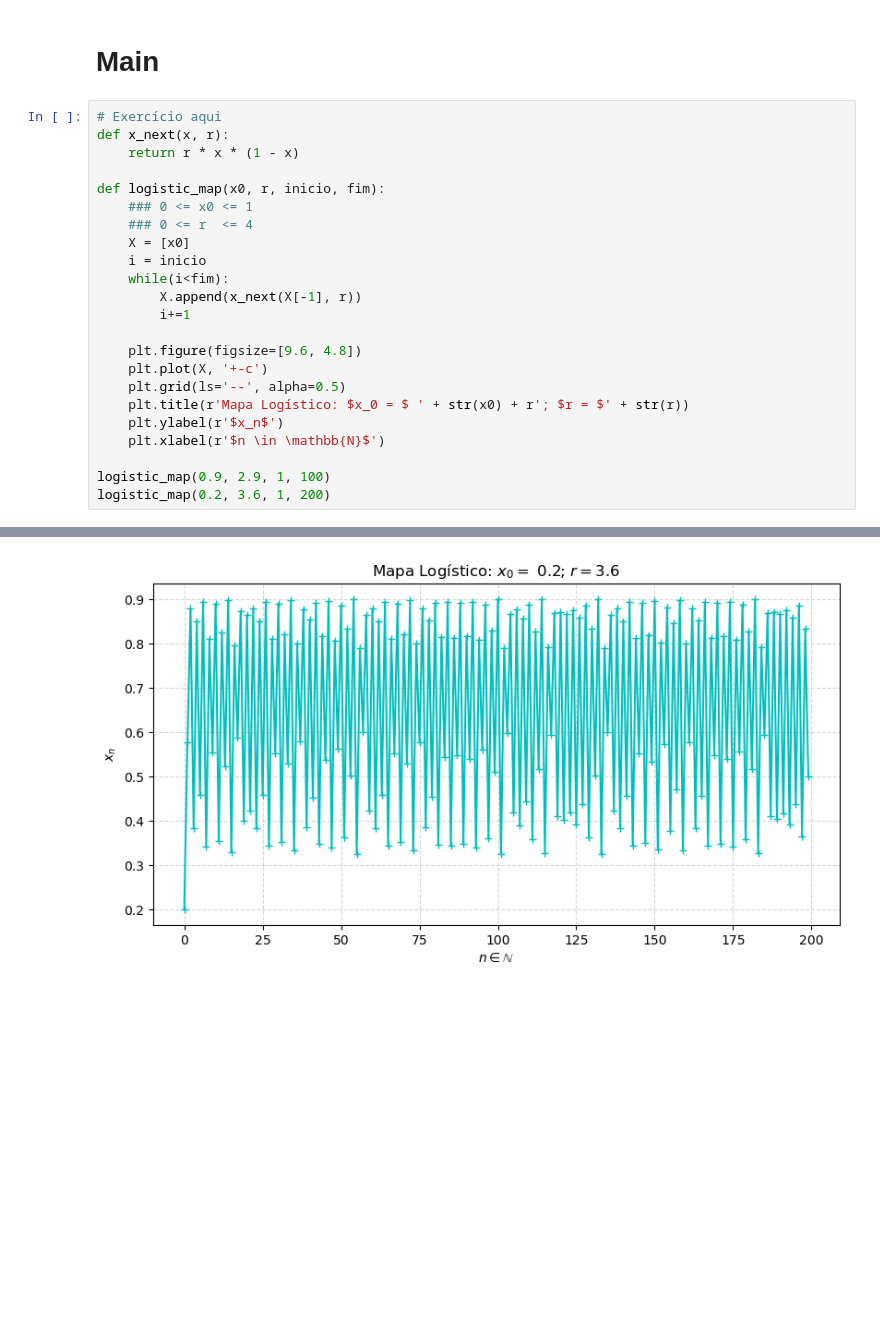
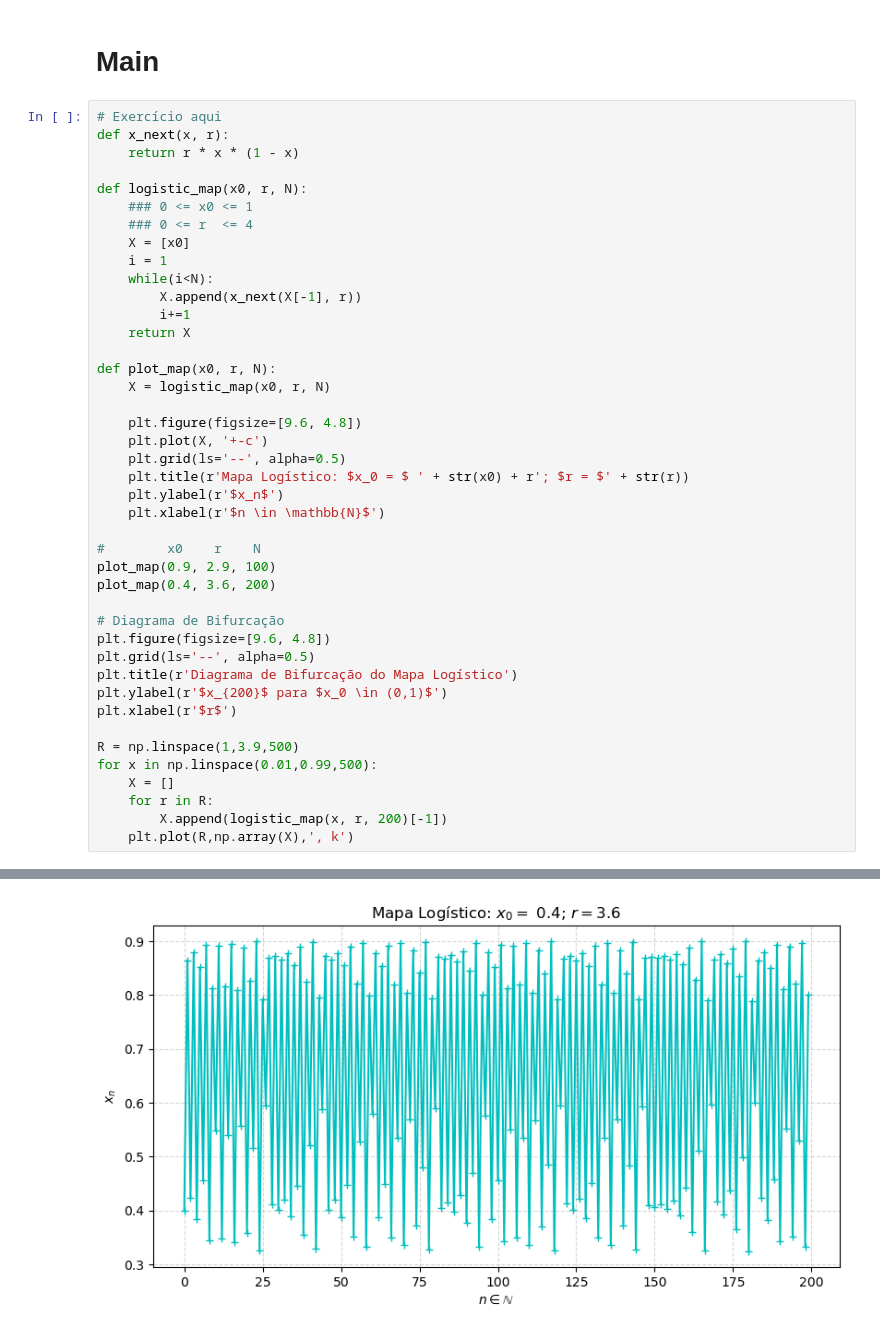
Before and after one commit to ismaliasp8der/mac0209, a Jupyter notebook: ep04/jn04.ipynb, the cells around one changed output, grey strips where cells are left out. Drawn from its saved outputs; the diff is of its cells as text; blank space fills up the shorter version.

Commit message:
Implementa plot do Diagrama de Bifurcação

```diff
--- a/ep04/jn04.ipynb
+++ b/ep04/jn04.ipynb
@@ -34,26 +33,45 @@ import numpy as np
 # %%
 # Exercício aqui
 def x_next(x, r):
     return r * x * (1 - x)
 
-def logistic_map(x0, r, inicio, fim):
+def logistic_map(x0, r, N):
     ### 0 <= x0 <= 1
     ### 0 <= r  <= 4
     X = [x0]
-    i = inicio
-    while(i<fim):
+    i = 1
+    while(i<N):
         X.append(x_next(X[-1], r))
         i+=1
+    return X
+
+def plot_map(x0, r, N):
+    X = logistic_map(x0, r, N)
 
     plt.figure(figsize=[9.6, 4.8])
     plt.plot(X, '+-c')
     plt.grid(ls='--', alpha=0.5)
     plt.title(r'Mapa Logístico: $x_0 = $ ' + str(x0) + r'; $r = $' + str(r))
     plt.ylabel(r'$x_n$')
     plt.xlabel(r'$n \in \mathbb{N}$')
 
-logistic_map(0.9, 2.9, 1, 100)
-logistic_map(0.2, 3.6, 1, 200)
+#        x0    r    N
+plot_map(0.9, 2.9, 100)
+plot_map(0.4, 3.6, 200)
+
+# Diagrama de Bifurcação
+plt.figure(figsize=[9.6, 4.8])
+plt.grid(ls='--', alpha=0.5)
+plt.title(r'Diagrama de Bifurcação do Mapa Logístico')
+plt.ylabel(r'$x_{200}$ para $x_0 \in (0,1)$')
+plt.xlabel(r'$r$')
+
+R = np.linspace(1,3.9,500)
+for x in np.linspace(0.01,0.99,500):
+    X = []
+    for r in R:
+        X.append(logistic_map(x, r, 200)[-1])
+    plt.plot(R,np.array(X),', k')
 # %% [output]
 [figure]
-[figure, old version]
+[figure, new version]
```
Also changed, not shown: parts of 2 cells of this notebook.
